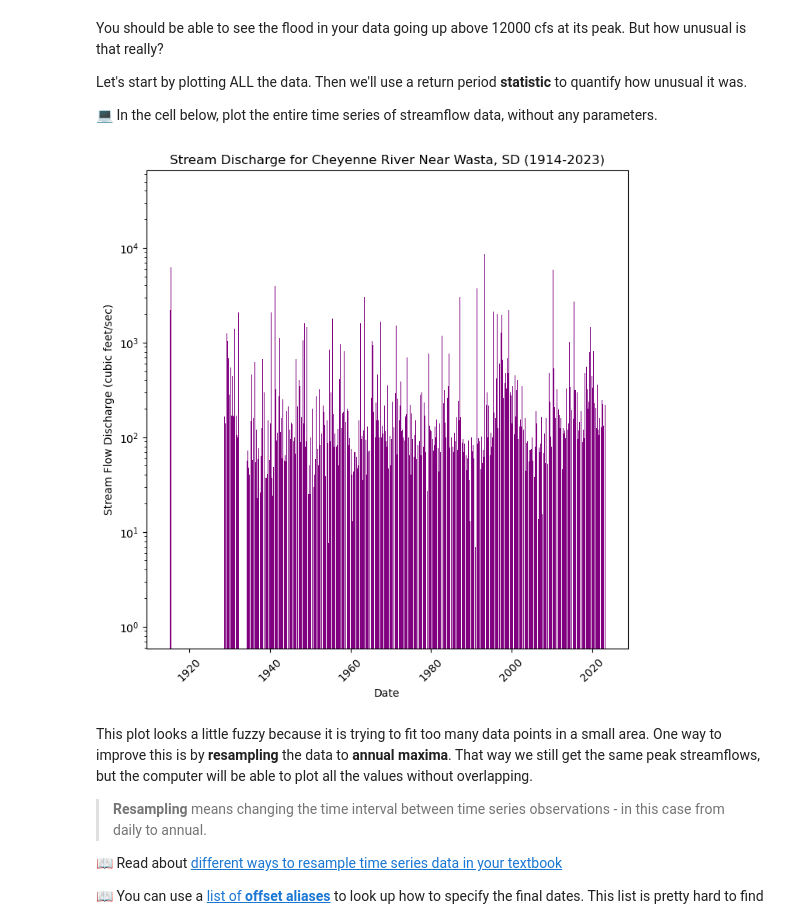
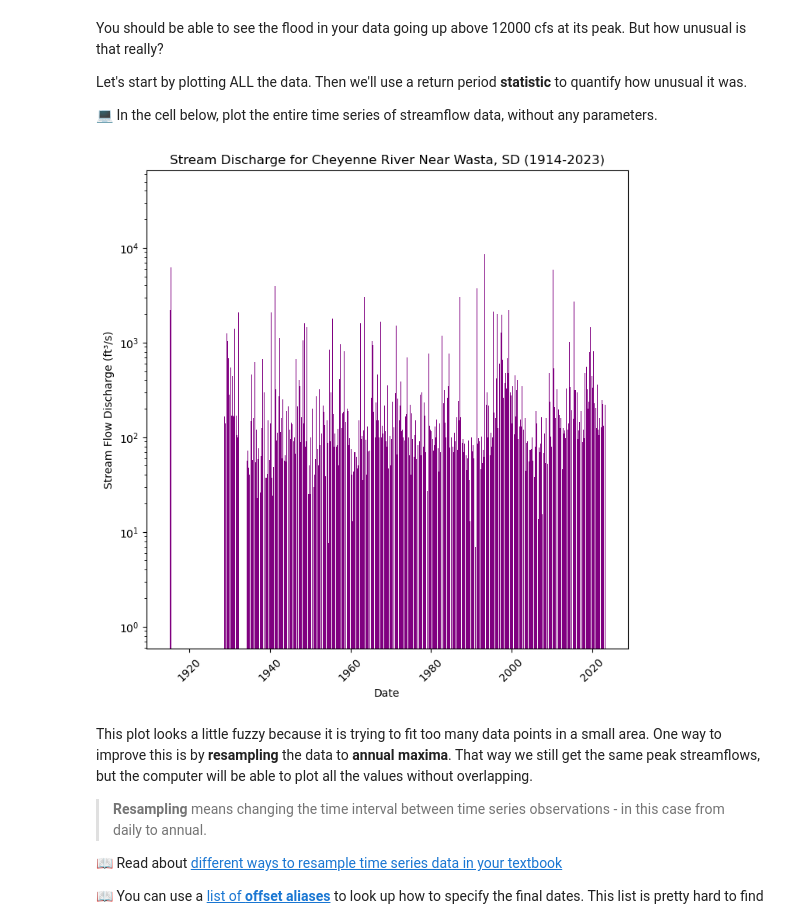
Before and after one commit to finalfemme/time-series-data-finalfemme, a Jupyter notebook: stars-02-time-series.ipynb, the cells around one changed output. Cells and saved outputs as stored; diff of their text form; code cells hidden in the pictures.

```diff
--- a/stars-02-time-series.ipynb
+++ b/stars-02-time-series.ipynb
@@ -457,11 +457,11 @@ wasta_df = pd.read_csv(
     comment='#',
     delimiter='\t',
     skiprows=[29,30],
-    names=['Agency', 'Site ID', 'Date', 'Discharge',
+    names=['Agency', 'Site ID', 'Date', 'Stream Discharge (ft\u00B3/s)',
            'Data Attribute'],
     index_col='Date',
     parse_dates=True,
     na_values=['Ice']
 )
-wasta_df.info()
+wasta_df
 # %% [output]
@@ -627,26 +632,26 @@ Let's start by plotting ALL the data. Then we'll use a return period **statistic
 # %%
 # Create figure and plot space
 fig, ax = plt.subplots(figsize=(8, 8))
 
 # Add x-axis and y-axis
 ax.bar(wasta_df.index.values,
-       wasta_df['Discharge'],
+       wasta_df['Stream Discharge (ft\u00B3/s)'],
        color='purple')
 
 # Set title and labels for axes
 ax.set(
     xlabel="Date",
-    ylabel="Stream Flow Discharge (cubic feet/sec)",
+    ylabel="Stream Flow Discharge (ft\u00B3/s)",
     title="Stream Discharge for Cheyenne River Near Wasta, SD (1914-2023)"
 
        )
 
 # Rotate tick marks on x-axis
 plt.setp(ax.get_xticklabels(), rotation=45)
 plt.yscale('log')
 plt.show()
 # %% [output]
-[figure, old version]
+[figure, new version]
 # %% [markdown]
 This plot looks a little fuzzy because it is trying to fit too many data points in a small area. One way to improve this is by **resampling** the data to **annual maxima**. That way we still get the same peak streamflows, but the computer will be able to plot all the values without overlapping.
 
```
Also changed, not shown: parts of 15 cells of this notebook.
